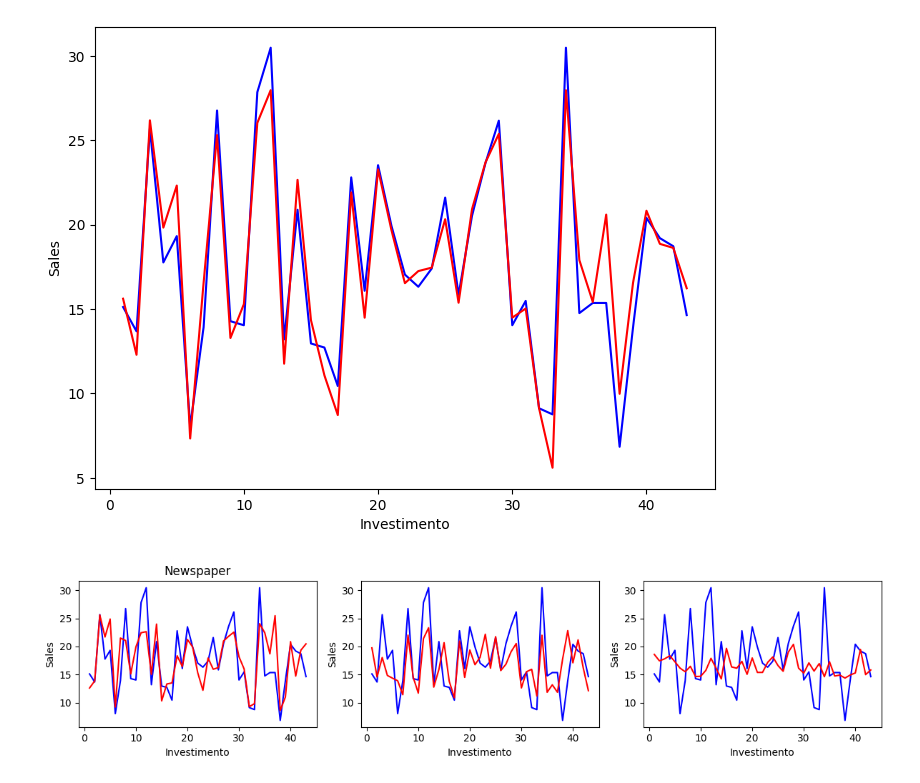
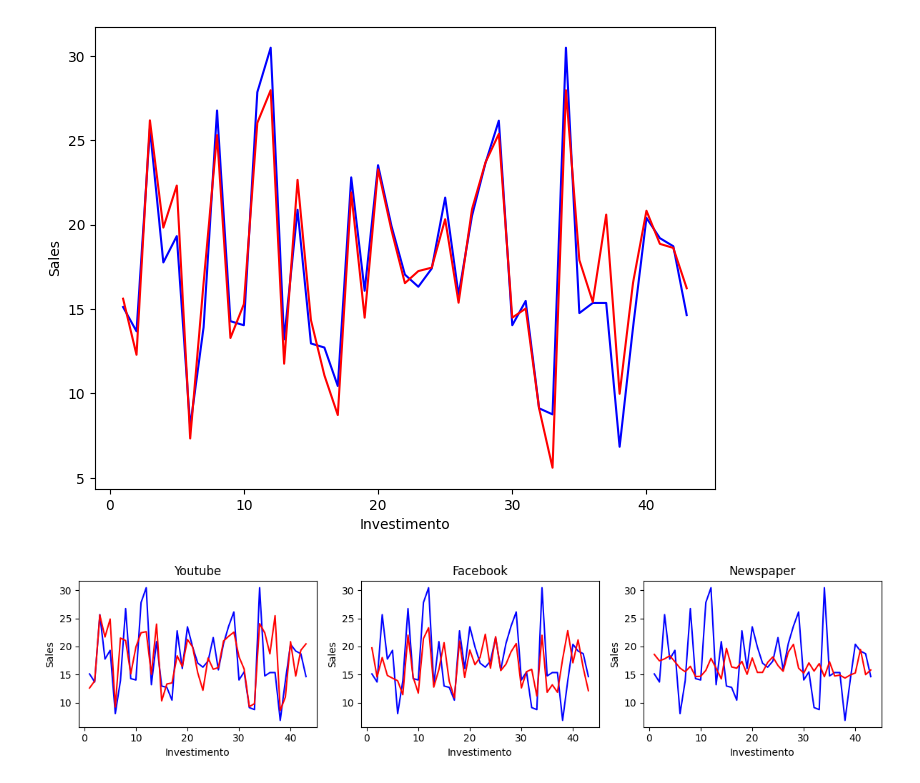
Before and after one commit to antonionipo/Iniciando-Analise-de-Dados, a Jupyter notebook: RID_196075_Desafio04.ipynb, the cells around one changed output. Saved outputs shown, nothing was run; the diff lists cells and outputs as text; code cells hidden in the pictures.

```diff
--- a/RID_196075_Desafio04.ipynb
+++ b/RID_196075_Desafio04.ipynb
@@ -191,21 +188,21 @@ Text(0, 0.5, 'Sales')
 # %%
 fig, axes = plt.subplots(1, 3, figsize=(12, 3))
 axes[0].plot(c, Yy_test, color='blue')
 axes[0].plot(c, y_pred_y, color='red')
 axes[0].set_xlabel('Investimento')
 axes[0].set_ylabel('Sales')
 axes[0].set_title("Youtube")
 axes[1].plot(c, Yf_test, color='blue')
 axes[1].plot(c, y_pred_f, color='red')
 axes[1].set_xlabel('Investimento')
 axes[1].set_ylabel('Sales')
-axes[0].set_title("Facebook")
+axes[1].set_title("Facebook")
 axes[2].plot(c, Yn_test, color='blue')
 axes[2].plot(c, y_pred_n, color='red')
 axes[2].set_xlabel('Investimento')
 axes[2].set_ylabel('Sales')
-axes[0].set_title("Newspaper")
+axes[2].set_title("Newspaper")
 plt.tight_layout()
 plt.show()
 # %% [output]
-[figure, old version]
+[figure, new version]
```
Also changed, not shown: parts of 2 cells of this notebook.
